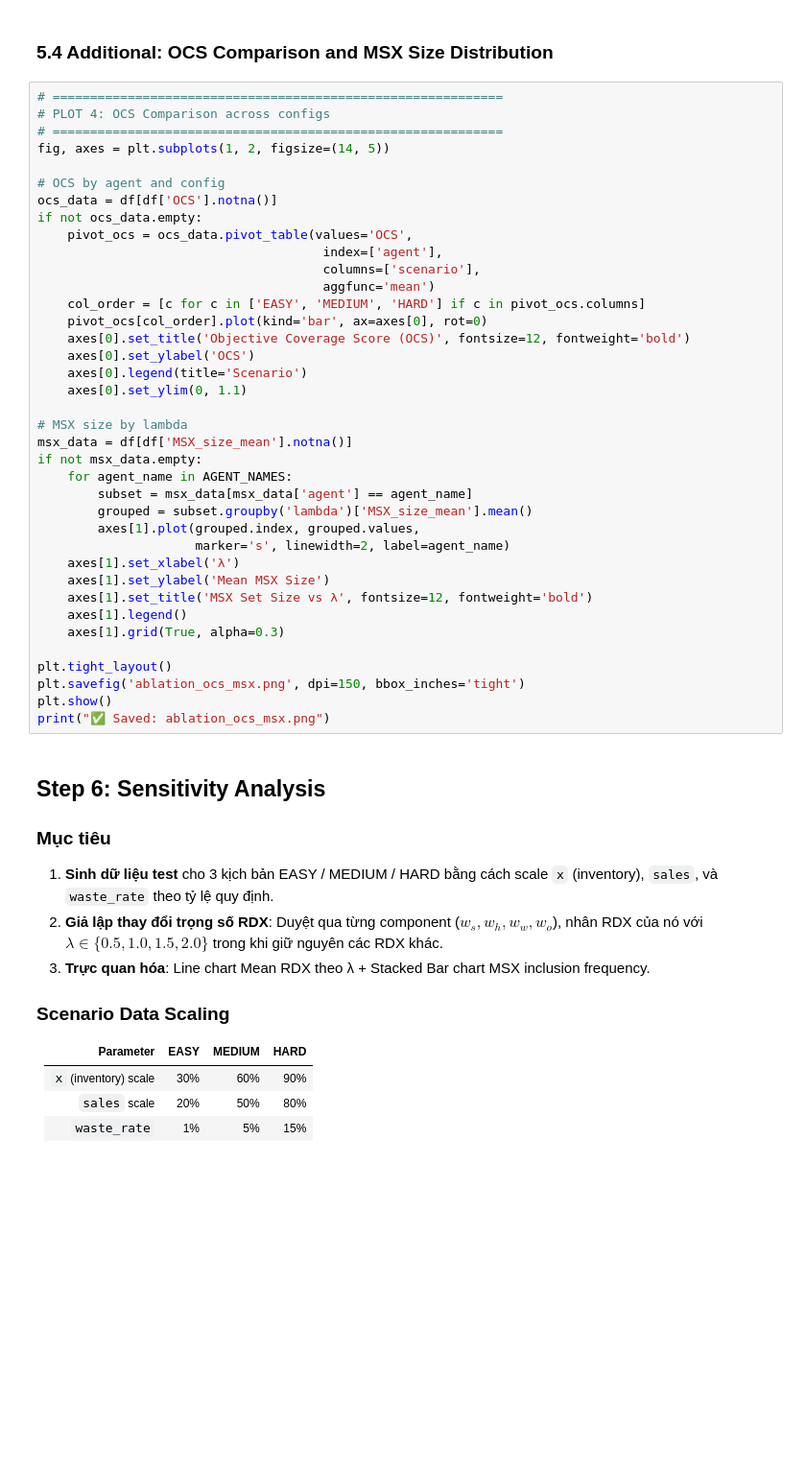
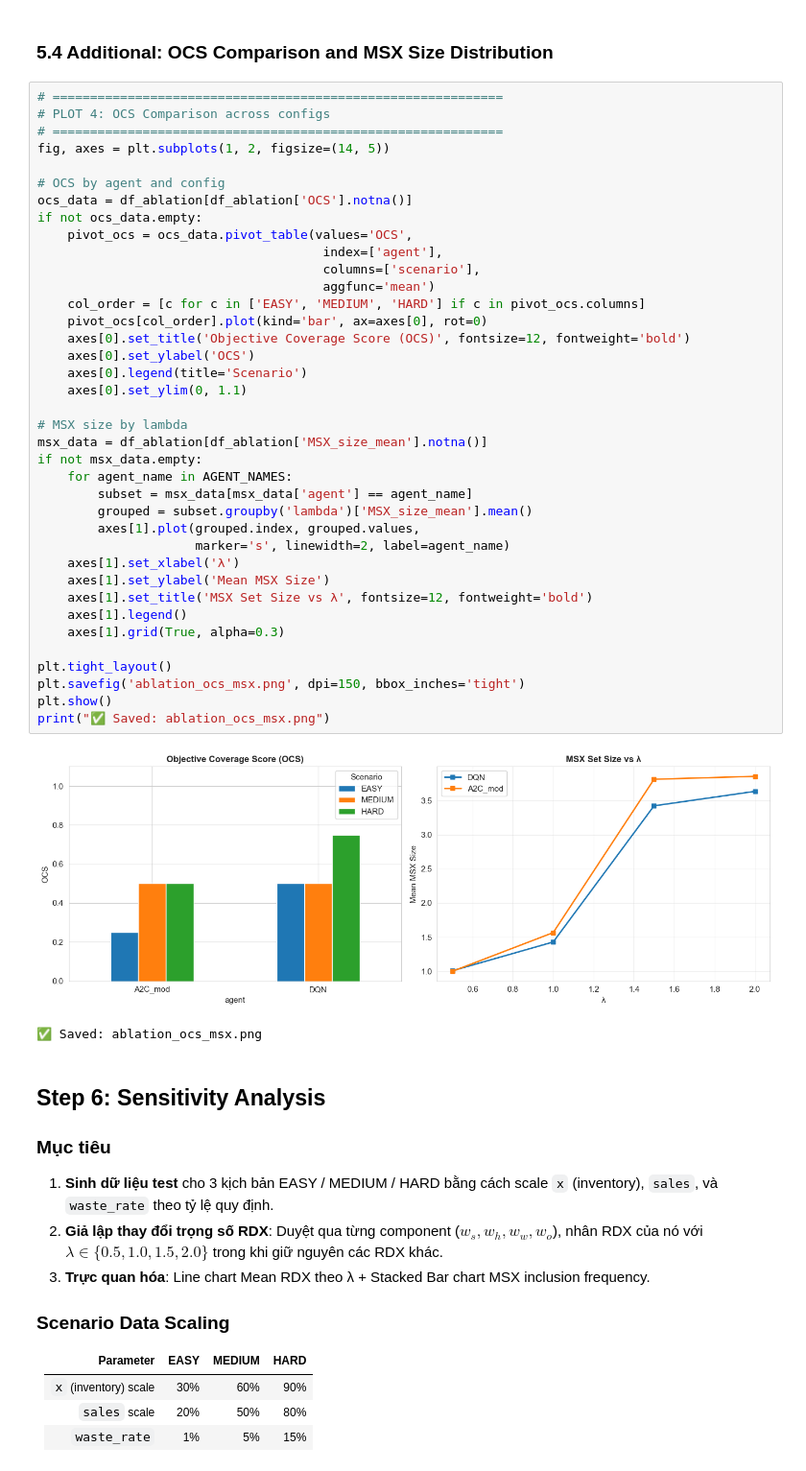
Before and after one commit to EgawaMasao/QLKHO-RL, a Jupyter notebook: ablation_study.ipynb, the cells around one changed output. Shown at 96% size. Cells and saved outputs as stored; diff of their text form; blank space fills up the shorter version.

```diff
--- a/ablation_study.ipynb
+++ b/ablation_study.ipynb
@@ -1009,37 +1399,40 @@ print("✅ Saved: ablation_dominance_ratio.png")
 fig, axes = plt.subplots(1, 2, figsize=(14, 5))
 
 # OCS by agent and config
-ocs_data = df[df['OCS'].notna()]
+ocs_data = df_ablation[df_ablation['OCS'].notna()]
 if not ocs_data.empty:
     pivot_ocs = ocs_data.pivot_table(values='OCS',
                                       index=['agent'],
                                       columns=['scenario'],
                                       aggfunc='mean')
     col_order = [c for c in ['EASY', 'MEDIUM', 'HARD'] if c in pivot_ocs.columns]
     pivot_ocs[col_order].plot(kind='bar', ax=axes[0], rot=0)
     axes[0].set_title('Objective Coverage Score (OCS)', fontsize=12, fontweight='bold')
     axes[0].set_ylabel('OCS')
     axes[0].legend(title='Scenario')
     axes[0].set_ylim(0, 1.1)
 
 # MSX size by lambda
-msx_data = df[df['MSX_size_mean'].notna()]
+msx_data = df_ablation[df_ablation['MSX_size_mean'].notna()]
 if not msx_data.empty:
     for agent_name in AGENT_NAMES:
         subset = msx_data[msx_data['agent'] == agent_name]
         grouped = subset.groupby('lambda')['MSX_size_mean'].mean()
         axes[1].plot(grouped.index, grouped.values,
                      marker='s', linewidth=2, label=agent_name)
     axes[1].set_xlabel('λ')
     axes[1].set_ylabel('Mean MSX Size')
     axes[1].set_title('MSX Set Size vs λ', fontsize=12, fontweight='bold')
     axes[1].legend()
     axes[1].grid(True, alpha=0.3)
 
 plt.tight_layout()
 plt.savefig('ablation_ocs_msx.png', dpi=150, bbox_inches='tight')
 plt.show()
 print("✅ Saved: ablation_ocs_msx.png")
+# %% [output]
+[figure, added]
+✅ Saved: ablation_ocs_msx.png
 # %% [markdown]
 ## Step 6: Sensitivity Analysis
 
```
Also changed, not shown: parts of 29 cells of this notebook, 13 other files.
